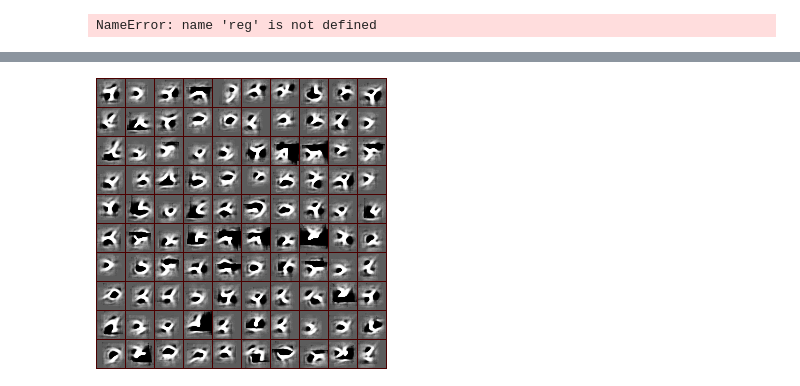
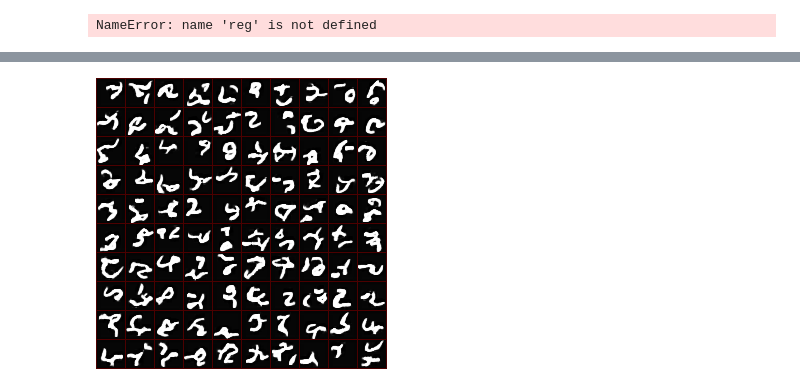
Before and after one commit to mehdidc/out_of_class, a Jupyter notebook: ae/ipynb/analysis.ipynb, the cells around one changed output, grey strips where cells are left out. Saved outputs shown, nothing was run; the diff lists cells and outputs as text; code cells hidden in the pictures.

```diff
--- a/ae/ipynb/analysis.ipynb
+++ b/ae/ipynb/analysis.ipynb
@@ -268,4 +267,4 @@ KeyError: 'letters_object'
 # %%
-show_one('ed581618532492dcd910296a93ea2e5c')
+show_one('07b20d3a7f536f58e597c818cf9c83dc')
 # %% [output]
-[figure, old version]
+[figure, new version]
```
Also changed, not shown: parts of 4 cells of this notebook, 1 other file.
